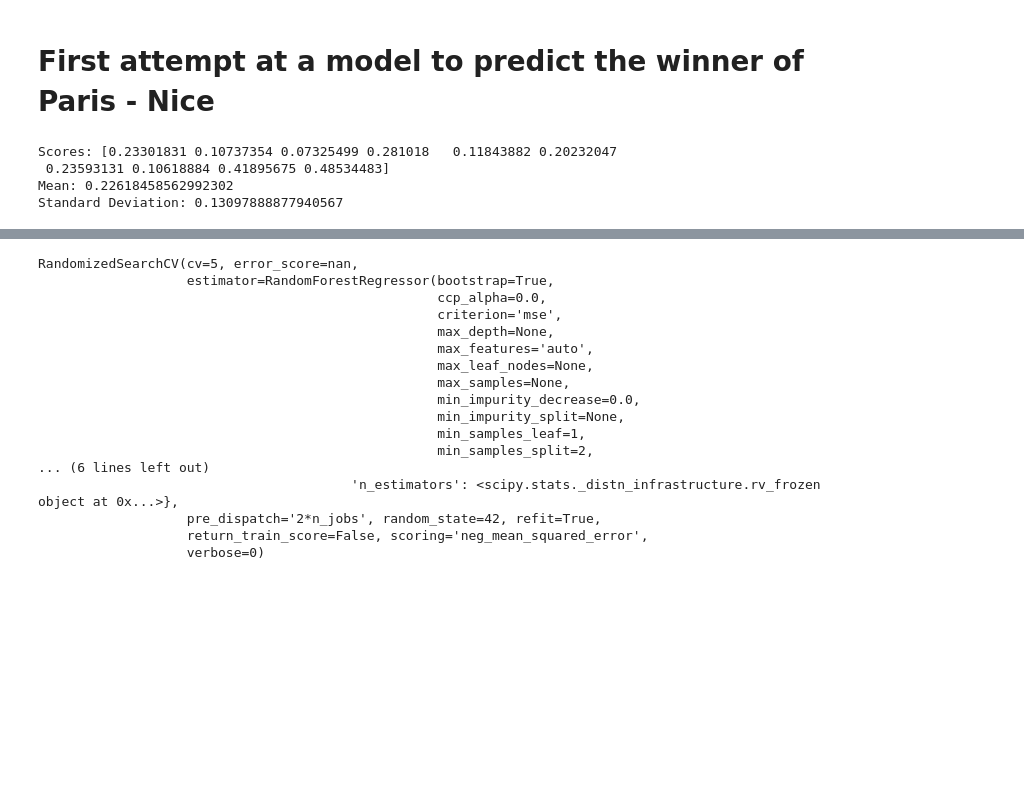
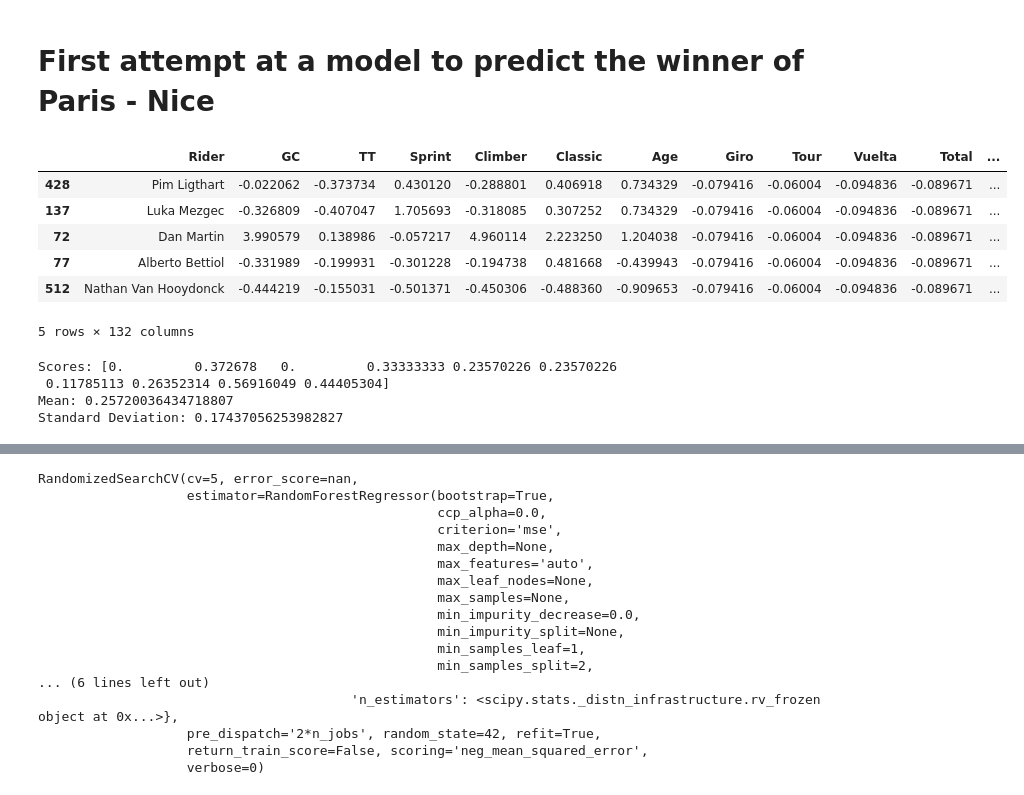
Before and after one commit to pierre-brendan/PelotonIQ, a Jupyter notebook: models/paris_nice_model.ipynb, the cells around one changed output, grey strips where cells are left out. Saved outputs shown, nothing was run; the diff lists cells and outputs as text; code cells hidden in the pictures; blank space fills up the shorter version.

```diff
--- a/models/paris_nice_model.ipynb
+++ b/models/paris_nice_model.ipynb
@@ -169,4 +169,24 @@ psg_prepared = full_pipeline.fit_transform(psg) # applying this to pandas datafr
+# %%
+# use pd.concat to join the new columns with your original dataframe
+psg = pd.concat([psg,pd.get_dummies(psg['Team'], prefix='Team')],axis=1)
+
+# now drop the original 'country' column (you don't need it anymore)
+psg.drop(['Team'],axis=1, inplace=True)
+# %% [output]
+|  | Rider | GC | TT | Sprint | Climber | Classic | Age | Giro | Tour | Vuelta | Total | ... |
+| 428 | Pim Ligthart | -0.022062 | -0.373734 | 0.430120 | -0.288801 | 0.406918 | 0.734329 | -0.079416 | -0.06004 | -0.094836 | -0.089671 | ... |
+| 137 | Luka Mezgec | -0.326809 | -0.407047 | 1.705693 | -0.318085 | 0.307252 | 0.734329 | -0.079416 | -0.06004 | -0.094836 | -0.089671 | ... |
+| 72 | Dan Martin | 3.990579 | 0.138986 | -0.057217 | 4.960114 | 2.223250 | 1.204038 | -0.079416 | -0.06004 | -0.094836 | -0.089671 | ... |
+| 77 | Alberto Bettiol | -0.331989 | -0.199931 | -0.301228 | -0.194738 | 0.481668 | -0.439943 | -0.079416 | -0.06004 | -0.094836 | -0.089671 | ... |
+| 512 | Nathan Van Hooydonck | -0.444219 | -0.155031 | -0.501371 | -0.450306 | -0.488360 | -0.909653 | -0.079416 | -0.06004 | -0.094836 | -0.089671 | ... |
+5 rows × 132 columns
 # %%
+# Drop rider name
+psg = psg.drop(['Rider'], axis=1)
+
+# rename so rest of coding works
+psg_prepared = psg
+
 # Load this for RMSE calcs
 from sklearn.metrics import mean_squared_error
 
@@ -199,10 +219,10 @@ def display_scores(scores):
 
 display_scores(tree_rmse_scores)
 # %% [output]
-Scores: [0.23301831 0.10737354 0.07325499 0.281018   0.11843882 0.20232047
- 0.23593131 0.10618884 0.41895675 0.48534483]
-Mean: 0.22618458562992302
-Standard Deviation: 0.13097888877940567
+Scores: [0.         0.372678   0.         0.33333333 0.23570226 0.23570226
+ 0.11785113 0.26352314 0.56916049 0.44405304]
+Mean: 0.25720036434718807
+Standard Deviation: 0.17437056253982827
 # %%
 # let's compute the scores for the linear regression to be sure
 lin_scores = cross_val_score(lin_reg, psg_prepared, psg_labels,
```
Also changed, not shown: parts of 9 cells of this notebook.
